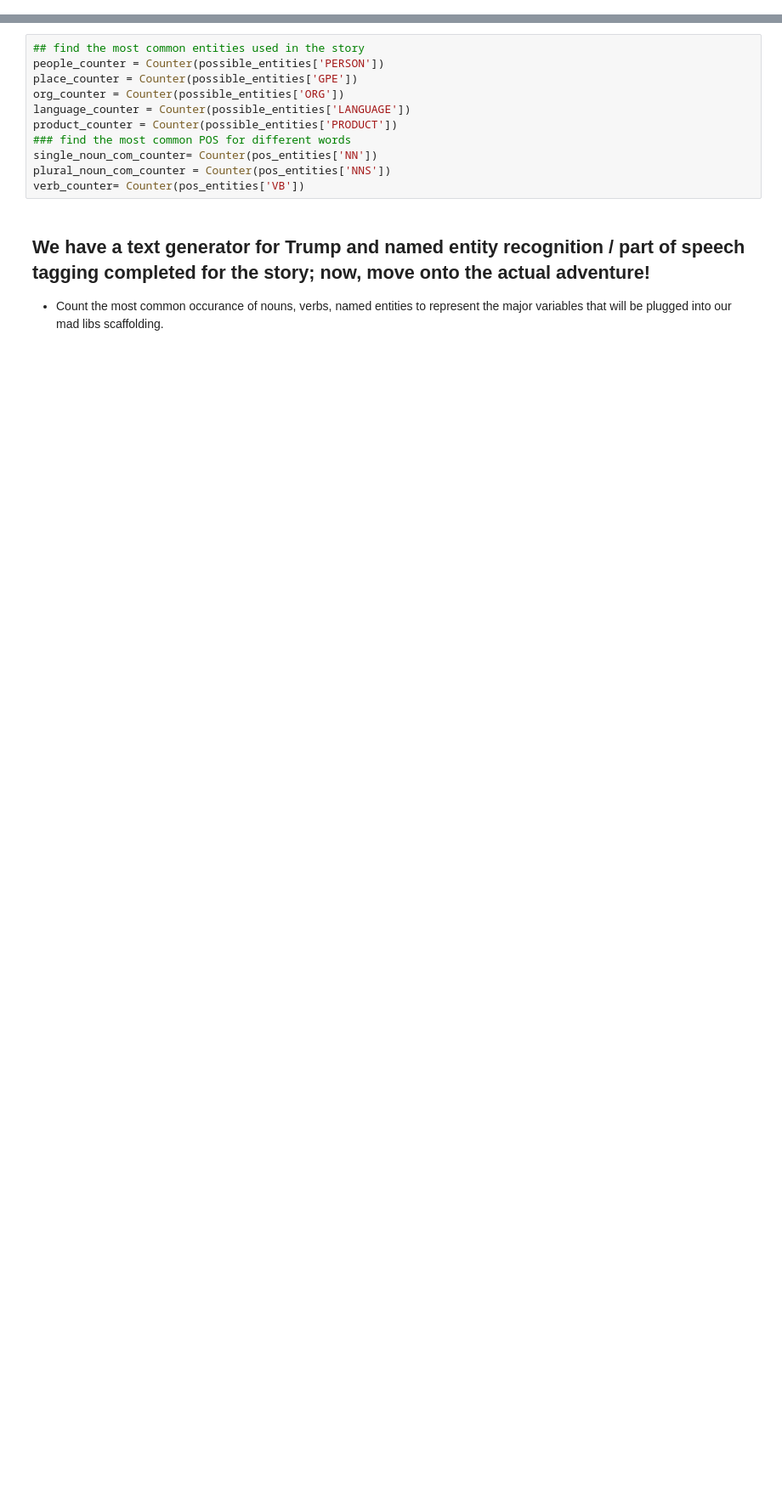
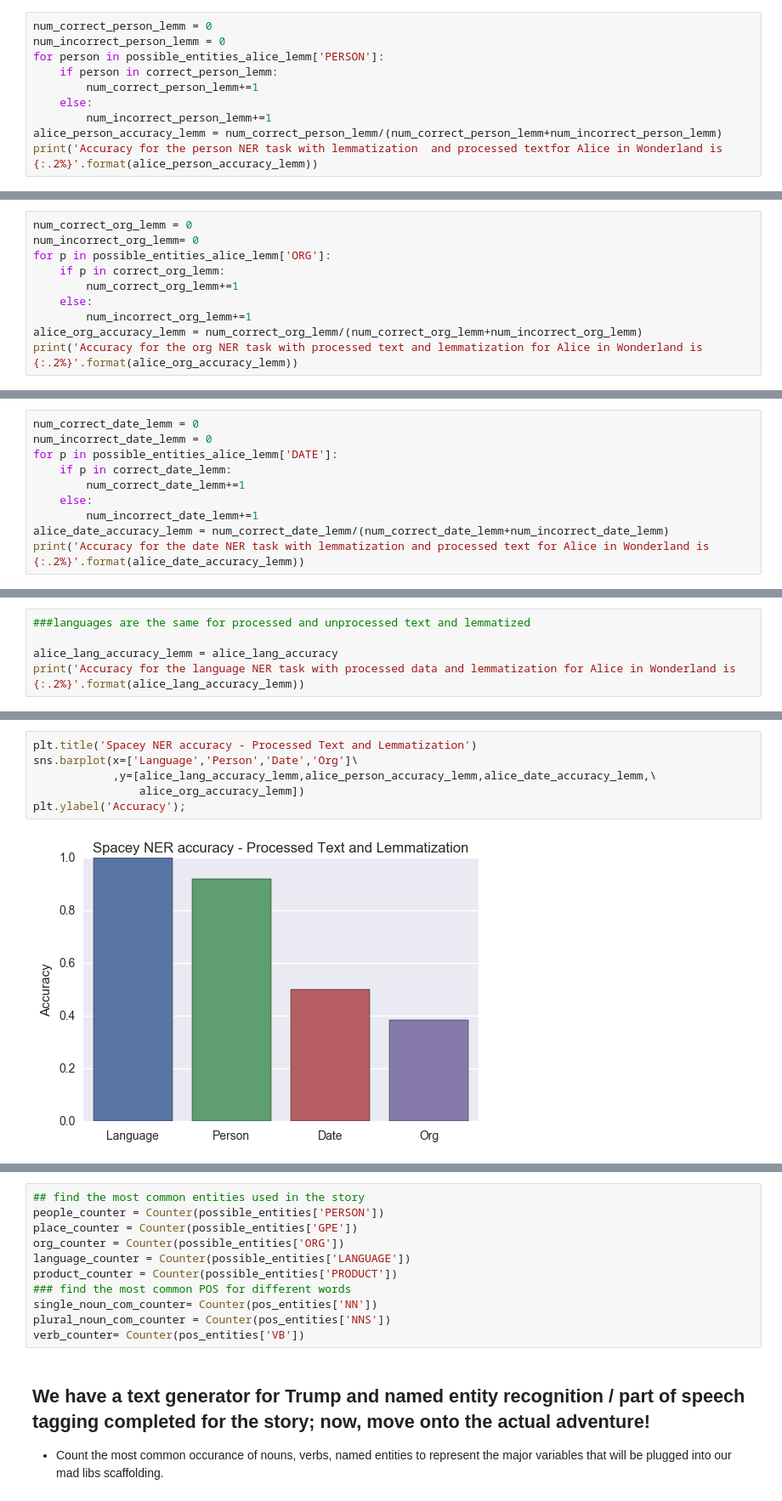
Before and after one commit to jonhilgart22/Galvanize-NLP, a Jupyter notebook: Final_Project/NLP_final-Jonathan-Hilgart.ipynb, the cells around one changed output, grey strips where cells are left out. Shown: that part at 85% size. Cells and saved outputs as stored; diff of their text form; blank space fills up the shorter version.

```diff
--- a/Final_Project/NLP_final-Jonathan-Hilgart.ipynb
+++ b/Final_Project/NLP_final-Jonathan-Hilgart.ipynb
@@ -116,0 +388,10 @@ for token in ner_story_tokens:
+# %%
+num_correct_person_lemm = 0
+num_incorrect_person_lemm = 0
+for person in possible_entities_alice_lemm['PERSON']:
+    if person in correct_person_lemm:
+        num_correct_person_lemm+=1
+    else:
+        num_incorrect_person_lemm+=1
+alice_person_accuracy_lemm = num_correct_person_lemm/(num_correct_person_lemm+num_incorrect_person_lemm)
+print('Accuracy for the person NER task with lemmatization  and processed textfor Alice in Wonderland is {:.2%}'.format(alice_person_accuracy_lemm))
@@ -116,0 +400,10 @@ for token in ner_story_tokens:
+# %%
+num_correct_org_lemm = 0
+num_incorrect_org_lemm= 0
+for p in possible_entities_alice_lemm['ORG']:
+    if p in correct_org_lemm:
+        num_correct_org_lemm+=1
+    else:
+        num_incorrect_org_lemm+=1
+alice_org_accuracy_lemm = num_correct_org_lemm/(num_correct_org_lemm+num_incorrect_org_lemm)
+print('Accuracy for the org NER task with processed text and lemmatization for Alice in Wonderland is {:.2%}'.format(alice_org_accuracy_lemm))
@@ -116,0 +412,10 @@ for token in ner_story_tokens:
+# %%
+num_correct_date_lemm = 0
+num_incorrect_date_lemm = 0
+for p in possible_entities_alice_lemm['DATE']:
+    if p in correct_date_lemm:
+        num_correct_date_lemm+=1
+    else:
+        num_incorrect_date_lemm+=1
+alice_date_accuracy_lemm = num_correct_date_lemm/(num_correct_date_lemm+num_incorrect_date_lemm)
+print('Accuracy for the date NER task with lemmatization and processed text for Alice in Wonderland is {:.2%}'.format(alice_date_accuracy_lemm))
@@ -116,0 +424,5 @@ for token in ner_story_tokens:
+# %%
+###languages are the same for processed and unprocessed text and lemmatized
+
+alice_lang_accuracy_lemm = alice_lang_accuracy
+print('Accuracy for the language NER task with processed data and lemmatization for Alice in Wonderland is {:.2%}'.format(alice_lang_accuracy_lemm))
@@ -116,0 +508,8 @@ for token in ner_story_tokens:
+# %%
+plt.title('Spacey NER accuracy - Processed Text and Lemmatization')
+sns.barplot(x=['Language','Person','Date','Org']\
+            ,y=[alice_lang_accuracy_lemm,alice_person_accuracy_lemm,alice_date_accuracy_lemm,\
+                alice_org_accuracy_lemm])
+plt.ylabel('Accuracy');
+# %% [output]
+[figure, added]
```
Also changed, not shown: parts of 91 cells of this notebook, 2 other files.
